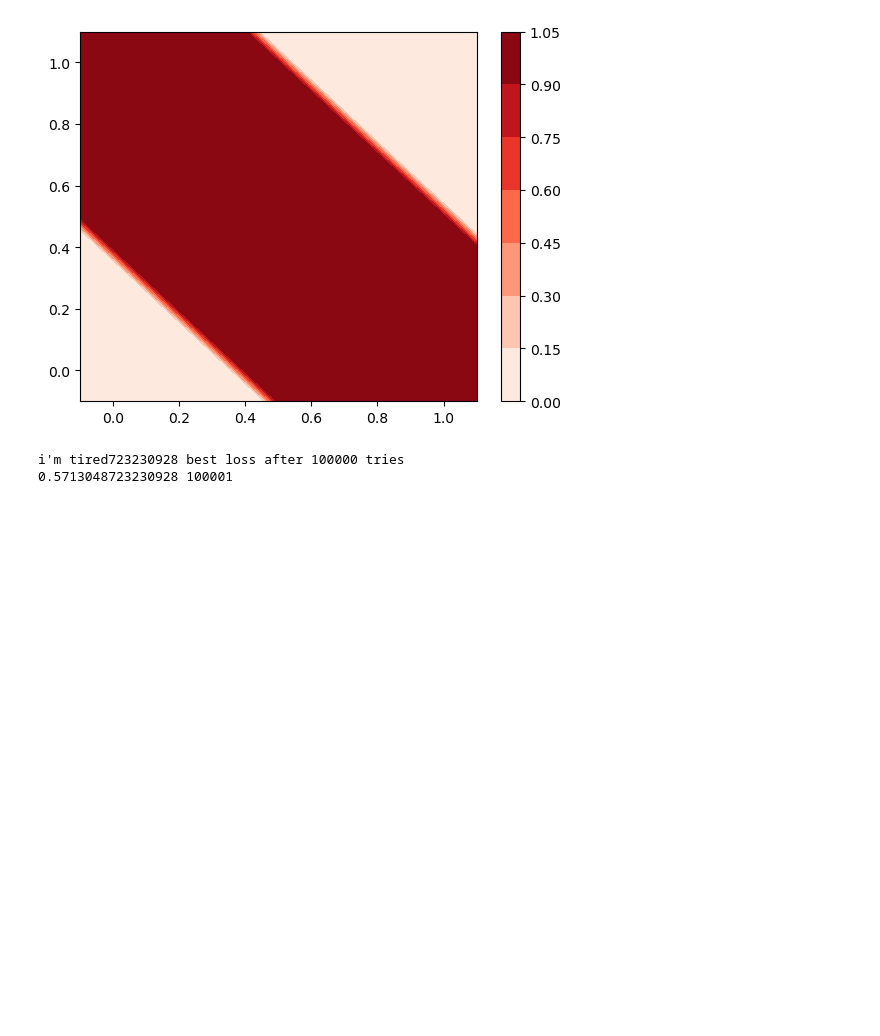
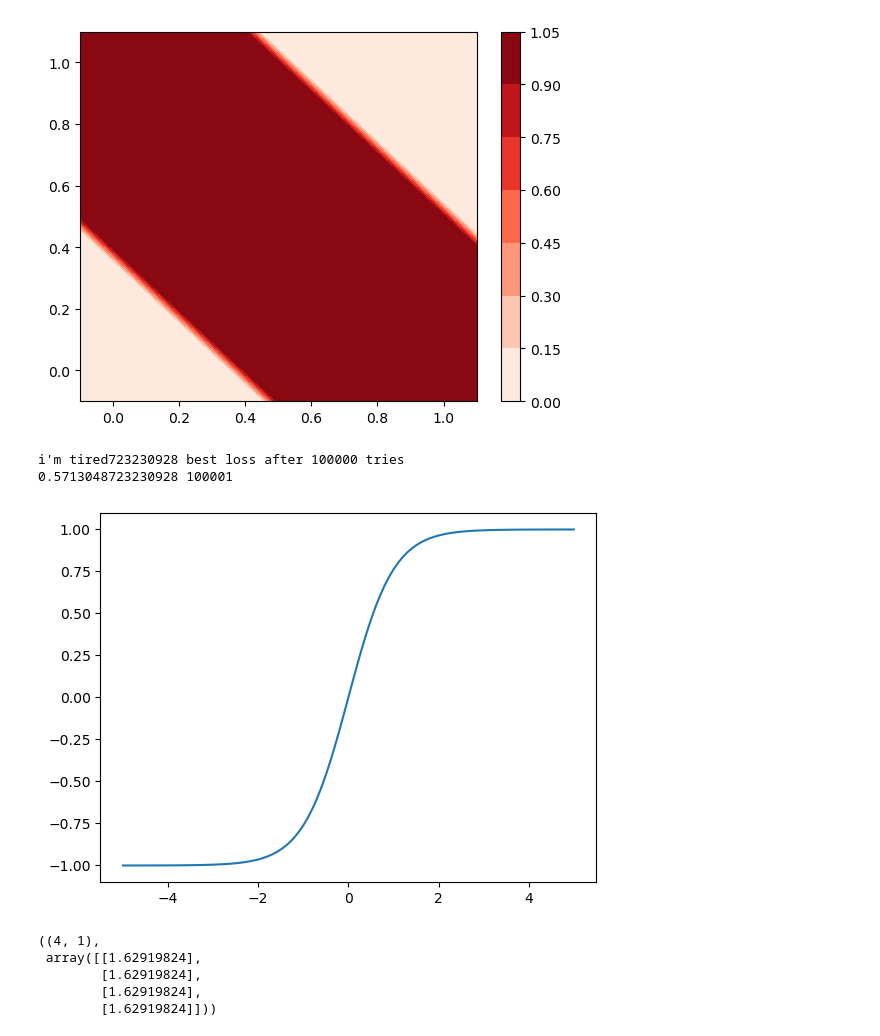
Before and after one commit to ThanosSkentzos/IDL-11, a Jupyter notebook: A0/thanos_3.ipynb, the cells around one changed output. Drawn from its saved outputs; the diff is of its cells as text; code cells hidden in the pictures; blank space fills up the shorter version.

Commit message:
thanos: tanh ✓

```diff
--- a/A0/thanos_3.ipynb
+++ b/A0/thanos_3.ipynb
@@ -208,0 +204,43 @@ i'm tired723230928 best loss after 100000 tries
+# %%
+#TODO tanh & relu
+def tanh(x):
+    return (np.exp(2*x)-1)/(np.exp(2*x)+1)
+def relu(x):
+    return (x>0)*x
+
+
+def d_tanh(x):
+    return 1-tanh(x)*tanh(x)
+def d_relu(x):
+    return x>0
+data = np.arange(-5,5.1,0.1)
+func = tanh(data)
+plt.plot(data,func)
+
+plt.show()
+# %% [output]
+[figure, added]
+# %%
+def inference_a(x,w1,w2,activation=sigmoid):
+    bias = np.ones([x.shape[0],1])
+
+    # forward pass
+    # first layer
+    i1 = np.concatenate([bias,x],axis=1)
+    a1 = i1@w1.T
+    h1 = activation(a1)
+    # second layer
+    i2= np.concatenate([bias,h1],axis=1)
+    a2 = i2@w2.T
+    h2 = activation(a2)
+
+    # y_preds = np.where(h2>0.5,1,0)
+    return h2
+y_pred = inference_a(x,w1,w2,relu)
+y_pred.shape, y_pred
+# %% [output]
+((4, 1),
+ array([[1.62919824],
+        [1.62919824],
+        [1.62919824],
+        [1.62919824]]))
```
Also changed, not shown: parts of 8 cells of this notebook.
